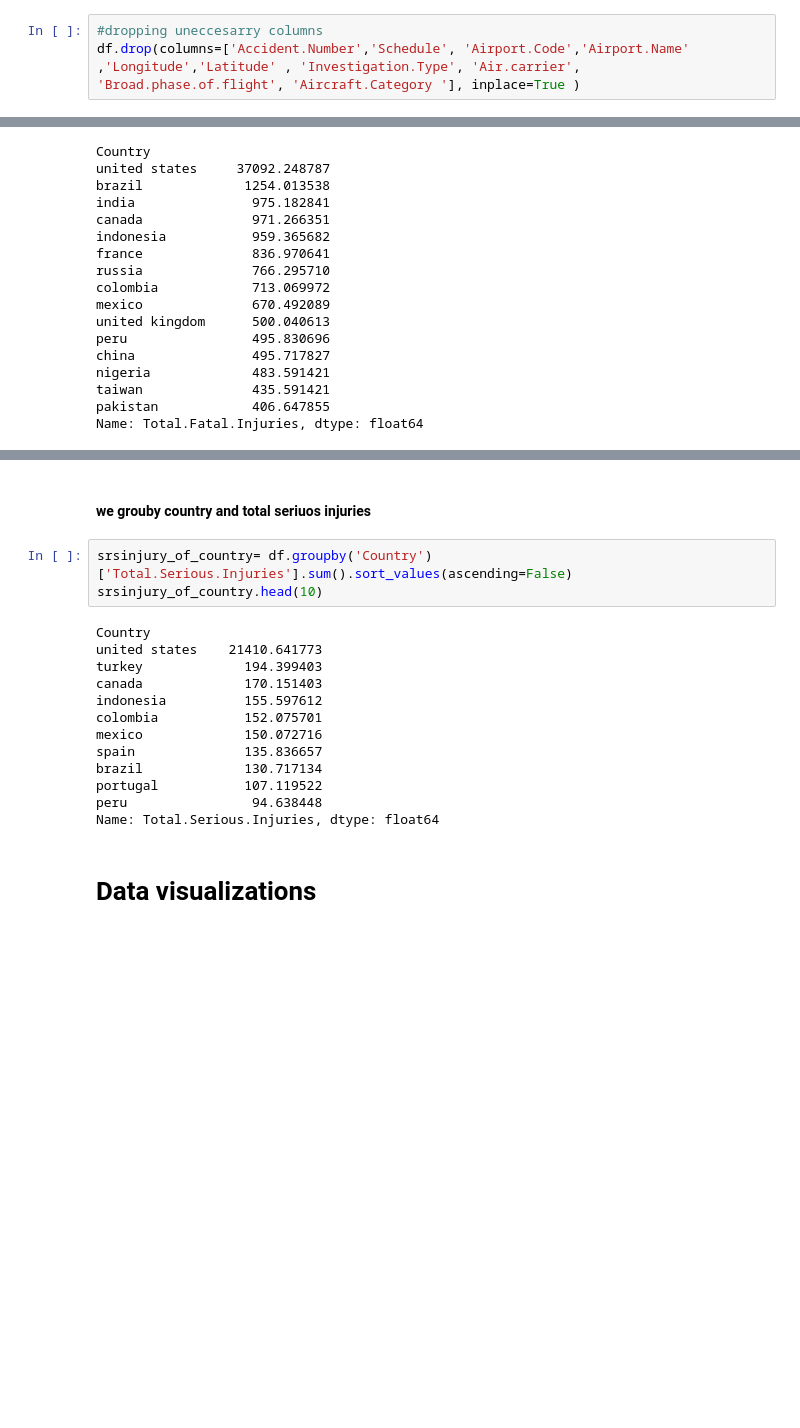
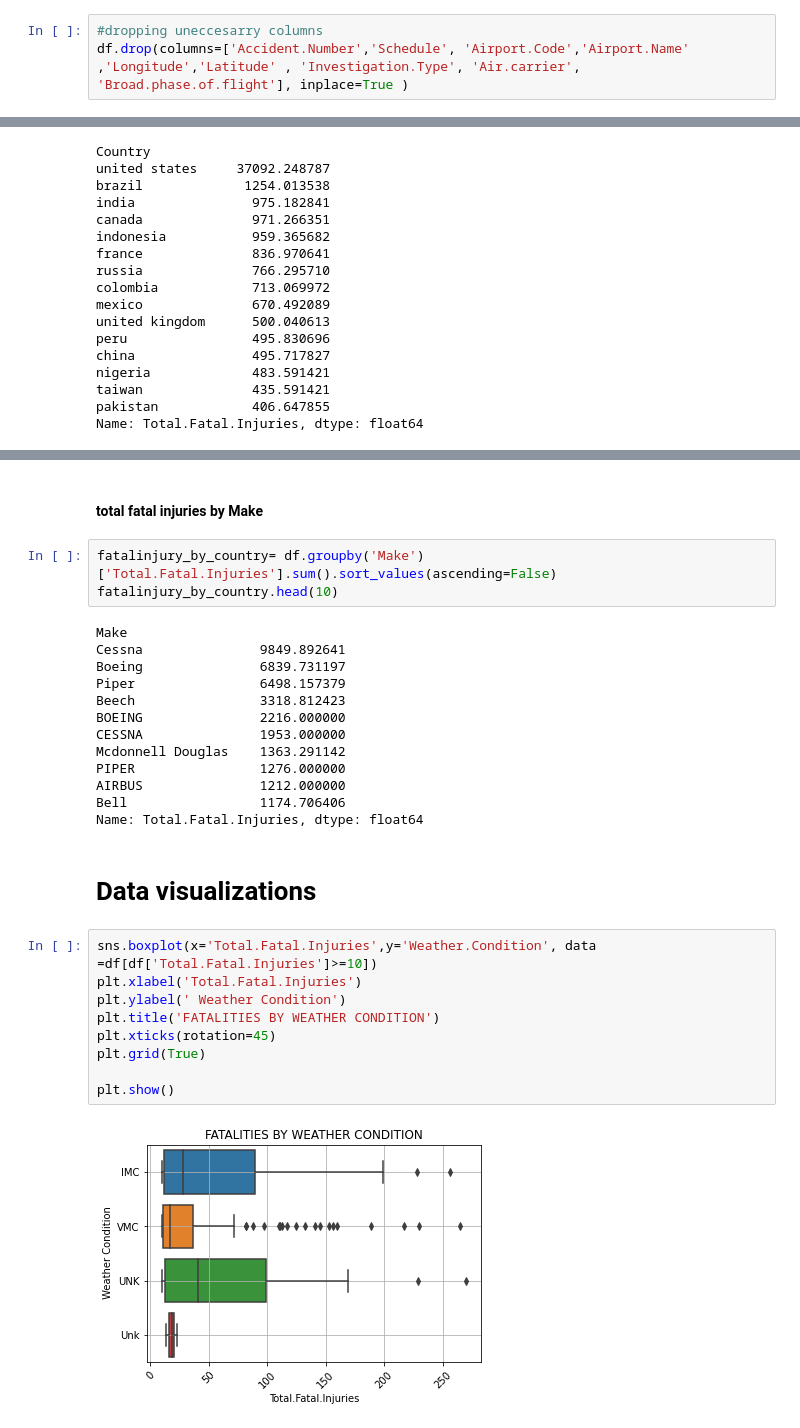
Before and after one commit to malvadaox/dsc-phase-1-project-v3, a Jupyter notebook: student.ipynb, the cells around one changed output, grey strips where cells are left out. Saved outputs shown, nothing was run; the diff lists cells and outputs as text; blank space fills up the shorter version.

Commit message:
data visualization 2

```diff
--- a/student.ipynb
+++ b/student.ipynb
@@ -167,7 +175,7 @@ dtype: float64
 ### so if a column is missing a huge % of the data we also drop it
 # %%
 #dropping uneccesarry columns
-df.drop(columns=['Accident.Number','Schedule', 'Airport.Code','Airport.Name' ,'Longitude','Latitude' , 'Investigation.Type', 'Air.carrier', 'Broad.phase.of.flight', 'Aircraft.Category '], inplace=True )
+df.drop(columns=['Accident.Number','Schedule', 'Airport.Code','Airport.Name' ,'Longitude','Latitude' , 'Investigation.Type', 'Air.carrier', 'Broad.phase.of.flight'], inplace=True )
 # %% [markdown]
 #### eg
 #### Latitude , Longitude & (etc) are getting dropped due to missing huge % of data
@@ -308,20 +327,31 @@ Name: Total.Minor.Injuries, dtype: float64
-# %% [markdown]
-#### we grouby country and total seriuos injuries
+# %% [markdown]
+#### total fatal injuries by Make
 # %%
-srsinjury_of_country= df.groupby('Country')['Total.Serious.Injuries'].sum().sort_values(ascending=False)
-srsinjury_of_country.head(10)
+fatalinjury_by_country= df.groupby('Make')['Total.Fatal.Injuries'].sum().sort_values(ascending=False)
+fatalinjury_by_country.head(10)
 # %% [output]
-Country
-united states    21410.641773
-turkey             194.399403
-canada             170.151403
-indonesia          155.597612
-colombia           152.075701
-mexico             150.072716
-spain              135.836657
-brazil             130.717134
-portugal           107.119522
-peru                94.638448
-Name: Total.Serious.Injuries, dtype: float64
+Make
+Cessna               9849.892641
+Boeing               6839.731197
+Piper                6498.157379
+Beech                3318.812423
+BOEING               2216.000000
+CESSNA               1953.000000
+Mcdonnell Douglas    1363.291142
+PIPER                1276.000000
+AIRBUS               1212.000000
+Bell                 1174.706406
+Name: Total.Fatal.Injuries, dtype: float64
 # %% [markdown]
 # Data visualizations
+# %%
+sns.boxplot(x='Total.Fatal.Injuries',y='Weather.Condition', data =df[df['Total.Fatal.Injuries']>=10])
+plt.xlabel('Total.Fatal.Injuries')
+plt.ylabel(' Weather Condition')
+plt.title('FATALITIES BY WEATHER CONDITION')
+plt.xticks(rotation=45)
+plt.grid(True)
+
+plt.show()
+# %% [output]
+[figure, added]
```
Also changed, not shown: parts of 16 cells of this notebook.
